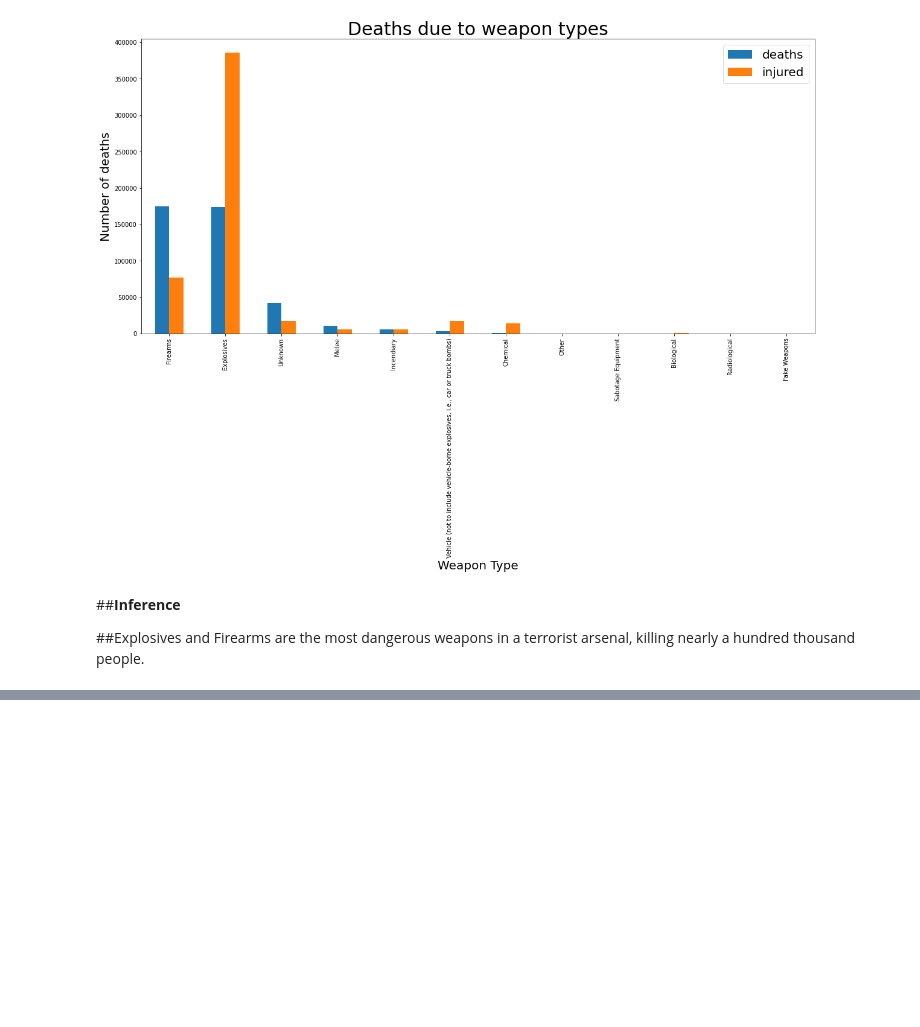
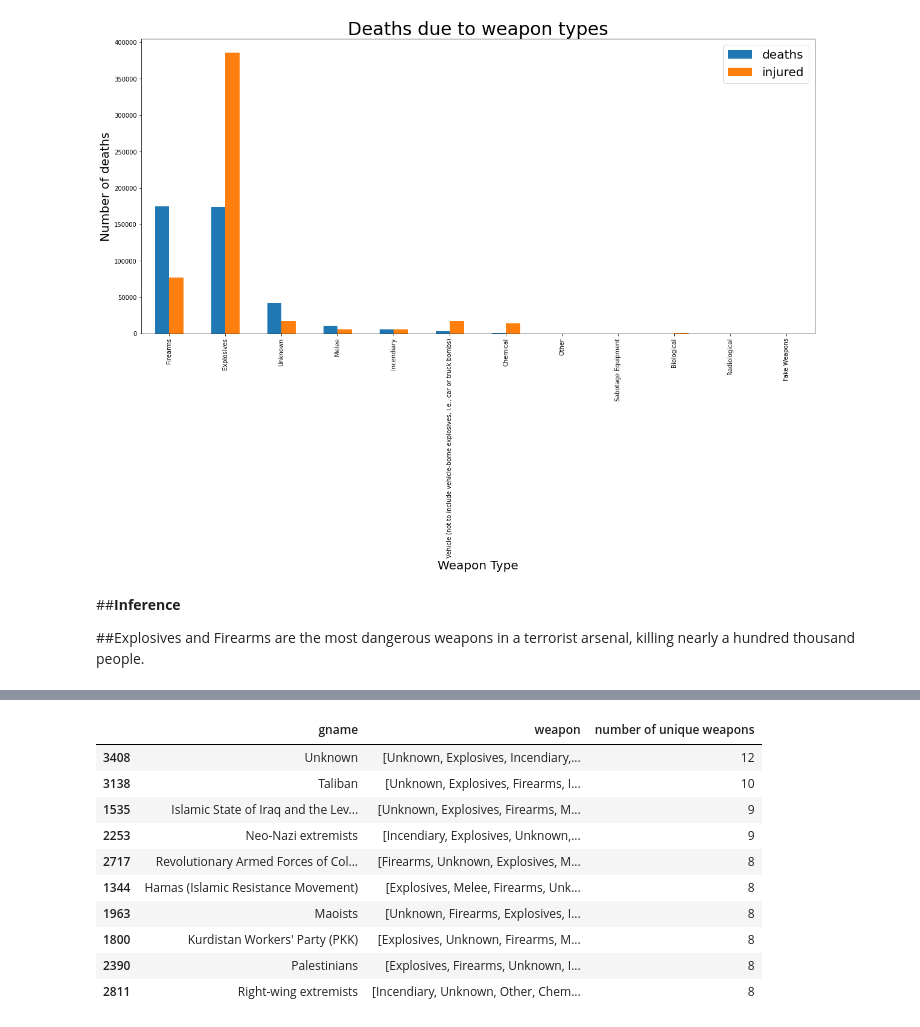
Before and after one commit to nivyathiruvoth/Global-Terrorism-Analysis, a Jupyter notebook: EDA_Global_Terrorism_Analysis.ipynb, the cells around one changed output, grey strips where cells are left out. Saved outputs shown, nothing was run; the diff lists cells and outputs as text; code cells hidden in the pictures; blank space fills up the shorter version.

```diff
--- a/EDA_Global_Terrorism_Analysis.ipynb
+++ b/EDA_Global_Terrorism_Analysis.ipynb
@@ -660,0 +687,14 @@ plt.show()
+# %%
+df2.head(10)
+# %% [output]
+|  | gname | weapon | number of unique weapons |
+| 3408 | Unknown | [Unknown, Explosives, Incendiary,... | 12 |
+| 3138 | Taliban | [Unknown, Explosives, Firearms, I... | 10 |
+| 1535 | Islamic State of Iraq and the Lev... | [Unknown, Explosives, Firearms, M... | 9 |
+| 2253 | Neo-Nazi extremists | [Incendiary, Explosives, Unknown,... | 9 |
+| 2717 | Revolutionary Armed Forces of Col... | [Firearms, Unknown, Explosives, M... | 8 |
+| 1344 | Hamas (Islamic Resistance Movement) | [Explosives, Melee, Firearms, Unk... | 8 |
+| 1963 | Maoists | [Unknown, Firearms, Explosives, I... | 8 |
+| 1800 | Kurdistan Workers' Party (PKK) | [Explosives, Unknown, Firearms, M... | 8 |
+| 2390 | Palestinians | [Explosives, Firearms, Unknown, I... | 8 |
+| 2811 | Right-wing extremists | [Incendiary, Unknown, Other, Chem... | 8 |
```
Also changed, not shown: parts of 27 cells of this notebook.
